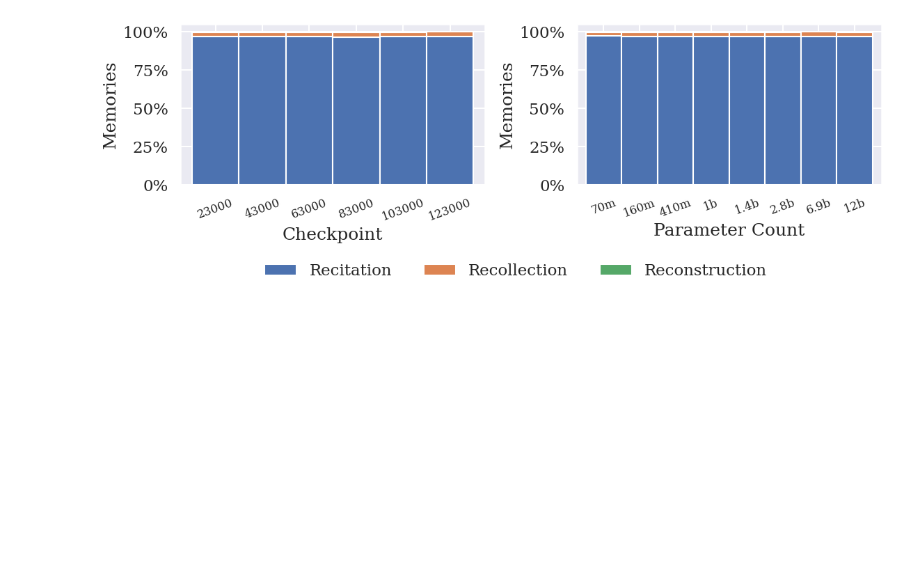
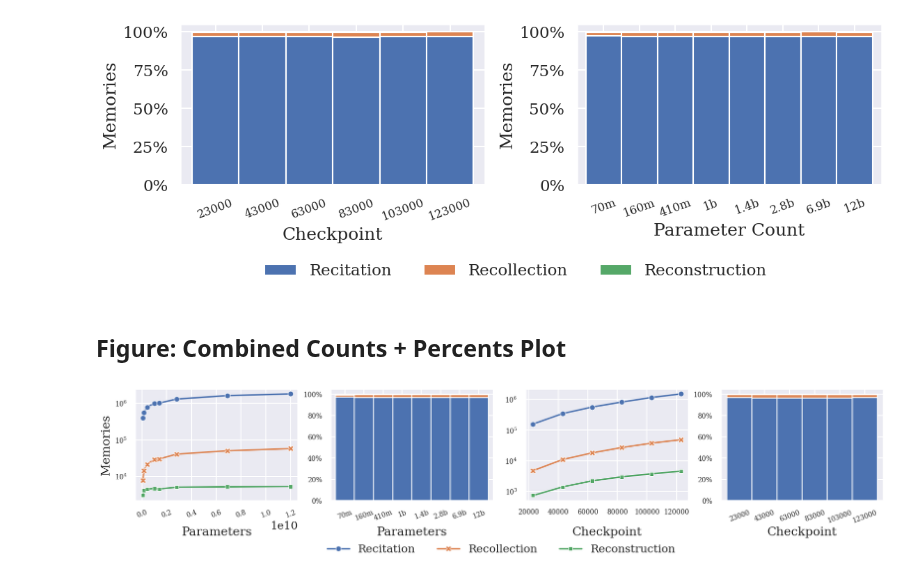
Before and after one commit to EleutherAI/semantic-memorization, a Jupyter notebook: working_dirs/kyle/results_analysis/results_analysis.ipynb, the cells around one changed output. Drawn from its saved outputs; the diff is of its cells as text; code cells hidden in the pictures; blank space fills up the shorter version.

Commit message:
Added combined viz

```diff
--- a/working_dirs/kyle/results_analysis/results_analysis.ipynb
+++ b/working_dirs/kyle/results_analysis/results_analysis.ipynb
@@ -184,16 +184,16 @@ combined_memories_dataframe
 13510441 rows × 29 columns
 # %%
 # Create plot for data across
-final_checkpoint_counts_frame = combined_memories_dataframe[combined_memories_dataframe["Checkpoint"] == "Final"].value_counts(["Param Count", "category"]).unstack().reindex(split_to_param_count.values())
-final_checkpoint_counts_frame.to_csv(f"final_checkpoint_counts_recitation={RECITATION_THRESHOLD}.csv")
-display(final_checkpoint_counts_frame)
+counts_frame_scale = combined_memories_dataframe[combined_memories_dataframe["Checkpoint"] == "Final"].value_counts(["Param Count", "category"]).unstack().reindex(split_to_param_count.values())
+counts_frame_scale.to_csv(f"final_checkpoint_counts_recitation={RECITATION_THRESHOLD}.csv")
+display(counts_frame_scale)
 
 intermediate_frame = combined_memories_dataframe[(combined_memories_dataframe["Checkpoint"] != "Final") & (combined_memories_dataframe["Model"] == "12b")]
 sorted_checkpoints = sorted(intermediate_frame["Checkpoint"].unique(), key=lambda x: int(x))
 
-intermediate_checkpoint_counts_frame = intermediate_frame.value_counts(["Checkpoint", "category"]).unstack().reindex(sorted_checkpoints)
-intermediate_checkpoint_counts_frame.to_csv(f"intermediate_checkpoint_counts_recitation={RECITATION_THRESHOLD}.csv")
-display(intermediate_checkpoint_counts_frame)
+counts_frame_time = intermediate_frame.value_counts(["Checkpoint", "category"]).unstack().reindex(sorted_checkpoints)
+counts_frame_time.to_csv(f"intermediate_checkpoint_counts_recitation={RECITATION_THRESHOLD}.csv")
+display(counts_frame_time)
 # %% [output]
 | category | Recitation | Recollection | Reconstruction |
 | Param Count |  |  |  |
@@ -368,3 +368,58 @@ axes[0].legend(loc='upper center', bbox_to_anchor=(1.1, -0.4), ncol=4, frameon=F
 fig.savefig(f"categories_percents_across_time+scale_recitation={RECITATION_THRESHOLD}.pdf", bbox_inches="tight")
 # %% [output]
 [figure]
+# %% [markdown]
+## Figure: Combined Counts + Percents Plot
+# %%
+# Single row with four plots. Plot ordering is counts across scale, percents across scale, counts across time, percents across time
+fig, axes = plt.subplots(1, 4, figsize=(20, 3))
+
+# set figure 1
+sns.lineplot(ax=axes[0], data=counts_frame_scale, dashes=False, markers=True, markersize=8)
+axes[0].tick_params(axis='x', rotation=20, labelsize=10)
+axes[0].set_yscale("log")
+axes[0].tick_params(axis='y', labelsize=10)
+axes[0].set_ylabel("Memories")
+axes[0].set_xlabel("Parameters")
+axes[0].legend(loc='upper center', bbox_to_anchor=(2.25, -0.3), ncol=4, frameon=False)
+
+# set figure 2
+percents_frame_scale.plot.bar(
+    stacked=True,
+    ax=axes[1],
+    rot=0,
+    width=1,
+)
+axes[1].yaxis.set_major_formatter(plt.FuncFormatter(lambda x, loc: "{:,}%".format(int(x * 100))))
+axes[1].tick_params(axis='x', rotation=20, labelsize=10)
+axes[1].tick_params(axis='y', labelsize=10)
+axes[1].set_xlabel("Parameters")
+axes[1].get_legend().remove()
+
+# set figure 3
+sns.lineplot(ax=axes[2], data=counts_frame_time, dashes=False, markers=True, markersize=8)
+axes[2].set_yscale("log")
+axes[2].tick_params(axis='x', labelsize=10)
+axes[2].tick_params(axis='y', labelsize=10)
+axes[2].set_xlabel("Checkpoint")
+axes[2].legend().remove()
+
+# set figure 4
+percents_frame_time.plot.bar(
+    stacked=True,
+    ax=axes[3],
+    rot=0,
+    width=1,
+)
+axes[3].yaxis.set_major_formatter(plt.FuncFormatter(lambda x, loc: "{:,}%".format(int(x * 100))))
+axes[3].tick_params(axis='x', rotation=20, labelsize=10)
+axes[3].tick_params(axis='y', labelsize=10)
+axes[3].get_legend().remove()
+
+# make all the x labels have the same height
+fig.align_xlabels()
+
+# Save the figure
+fig.savefig(f"categories_counts_percents_across_time+scale_recitation={RECITATION_THRESHOLD}.pdf", bbox_inches="tight")
+# %% [output]
+[figure, added]
```
Also changed, not shown: parts of 1 cell of this notebook, 5 other files.
